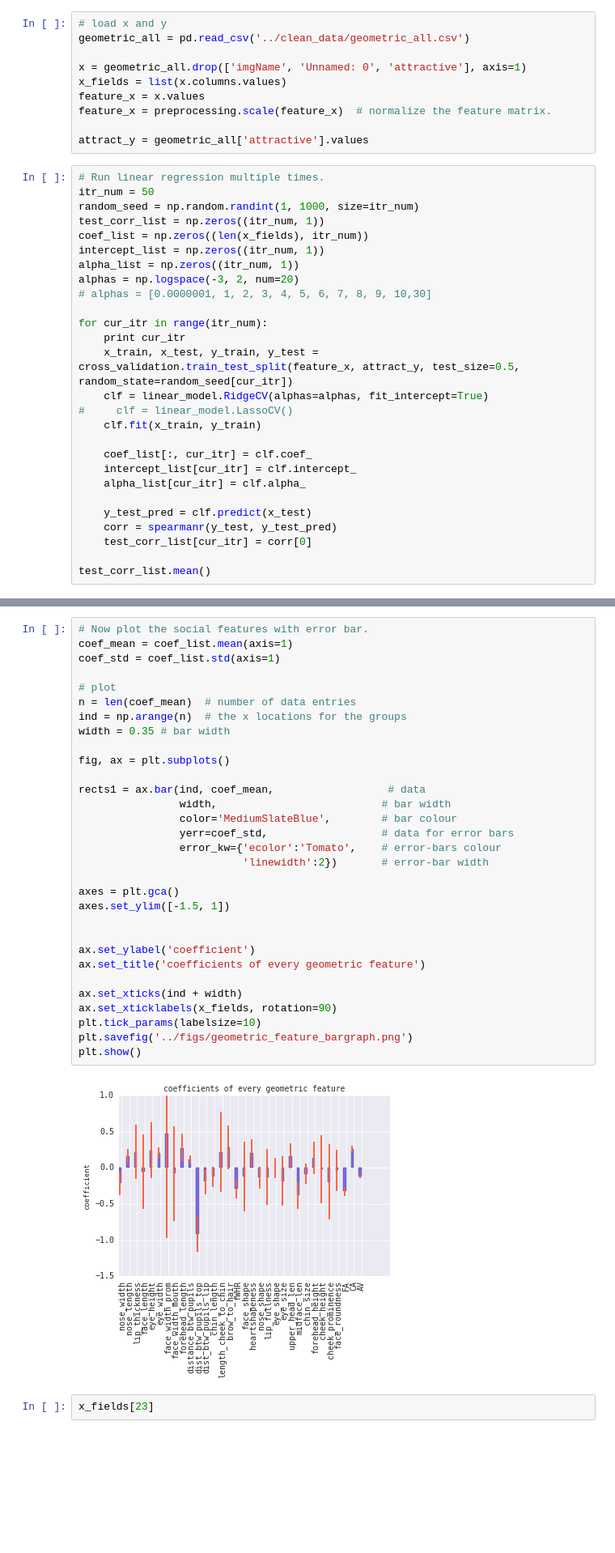
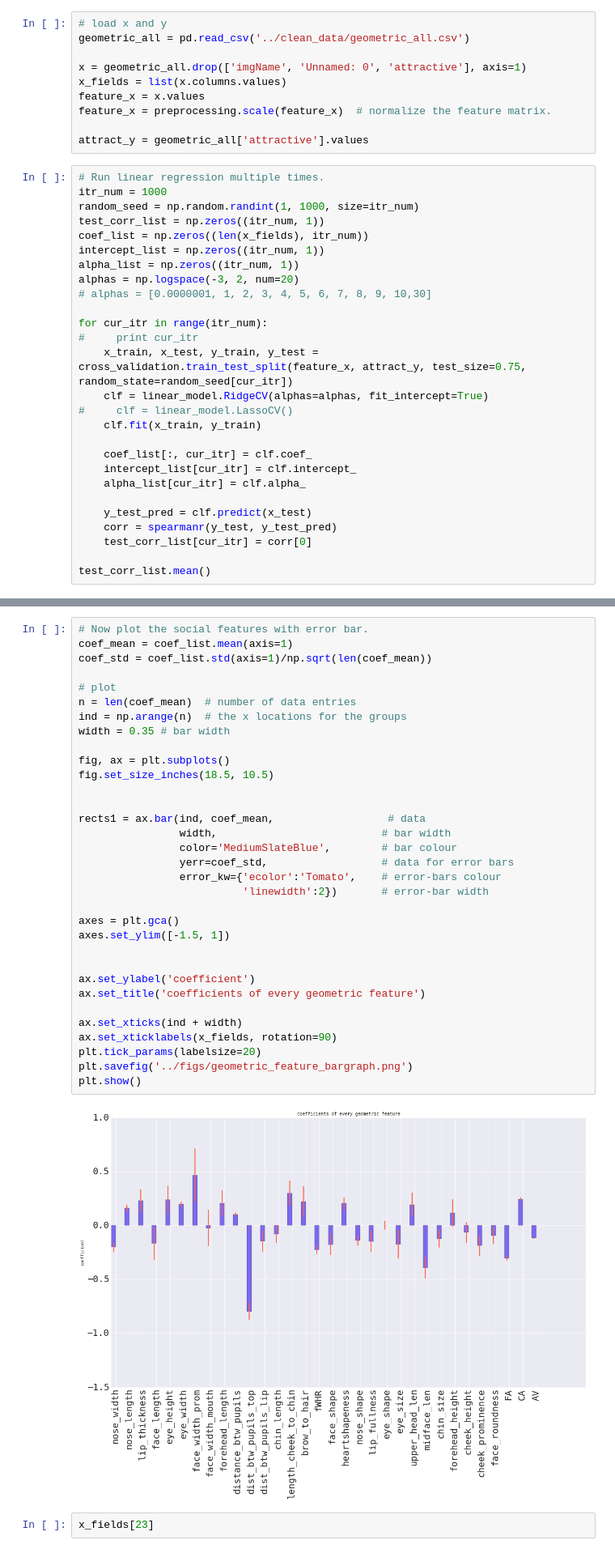
Before and after one commit to amandasongmm/attractiveness_datamining, a Jupyter notebook: MIT2kFaceDataset/lr/geometric_feature_lr.ipynb, the cells around one changed output, grey strips where cells are left out. Shown at 81% size. Saved outputs shown, nothing was run; the diff lists cells and outputs as text; blank space fills up the shorter version.

```diff
--- a/MIT2kFaceDataset/lr/geometric_feature_lr.ipynb
+++ b/MIT2kFaceDataset/lr/geometric_feature_lr.ipynb
@@ -52,7 +52,7 @@ feature_x = preprocessing.scale(feature_x)  # normalize the feature matrix.
 attract_y = geometric_all['attractive'].values
 # %%
 # Run linear regression multiple times.
-itr_num = 50
+itr_num = 1000
 random_seed = np.random.randint(1, 1000, size=itr_num)
 test_corr_list = np.zeros((itr_num, 1))
 coef_list = np.zeros((len(x_fields), itr_num))
@@ -62,8 +62,8 @@ alphas = np.logspace(-3, 2, num=20)
 # alphas = [0.0000001, 1, 2, 3, 4, 5, 6, 7, 8, 9, 10,30]
 
 for cur_itr in range(itr_num):
-    print cur_itr
-    x_train, x_test, y_train, y_test = cross_validation.train_test_split(feature_x, attract_y, test_size=0.5, random_state=random_seed[cur_itr])
+#     print cur_itr
+    x_train, x_test, y_train, y_test = cross_validation.train_test_split(feature_x, attract_y, test_size=0.75, random_state=random_seed[cur_itr])
     clf = linear_model.RidgeCV(alphas=alphas, fit_intercept=True)
 #     clf = linear_model.LassoCV()
     clf.fit(x_train, y_train)
@@ -119,36 +82,38 @@ array([[  2.6366509 ],
 # %%
 # Now plot the social features with error bar.
 coef_mean = coef_list.mean(axis=1)
-coef_std = coef_list.std(axis=1)
+coef_std = coef_list.std(axis=1)/np.sqrt(len(coef_mean))
 
 # plot
 n = len(coef_mean)  # number of data entries
 ind = np.arange(n)  # the x locations for the groups
 width = 0.35 # bar width
 
 fig, ax = plt.subplots()
+fig.set_size_inches(18.5, 10.5)
+
 
 rects1 = ax.bar(ind, coef_mean,                  # data
                 width,                          # bar width
                 color='MediumSlateBlue',        # bar colour
                 yerr=coef_std,                  # data for error bars
                 error_kw={'ecolor':'Tomato',    # error-bars colour
                           'linewidth':2})       # error-bar width
 
 axes = plt.gca()
 axes.set_ylim([-1.5, 1])
 
 
 ax.set_ylabel('coefficient')
 ax.set_title('coefficients of every geometric feature')
 
 ax.set_xticks(ind + width)
 ax.set_xticklabels(x_fields, rotation=90)
-plt.tick_params(labelsize=10)
+plt.tick_params(labelsize=20)
 plt.savefig('../figs/geometric_feature_bargraph.png')
 plt.show()
 # %% [output]
-[figure, old version]
+[figure, new version]
 # %%
 x_fields[23]
 # %% [output]
```
Also changed, not shown: parts of 2 cells of this notebook, 3 other files.
